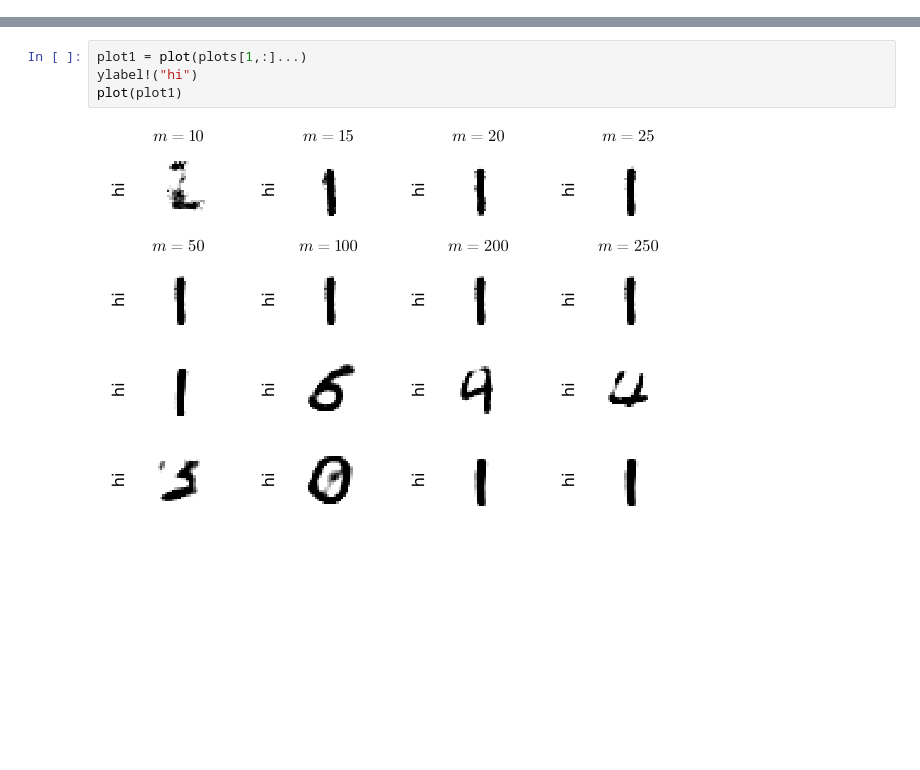
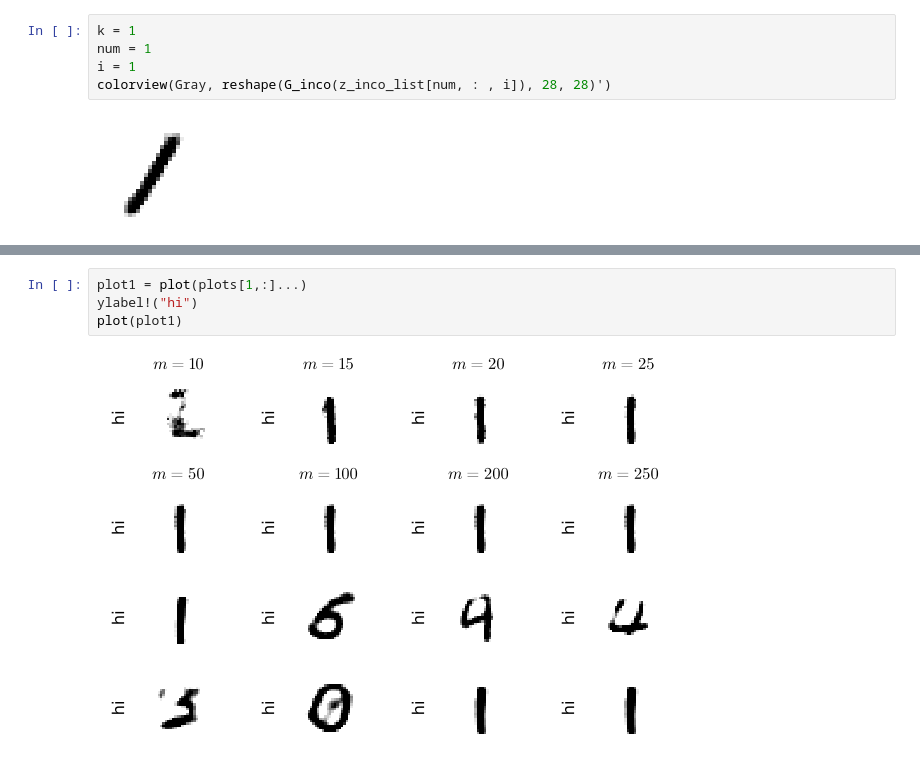
Before and after one commit to babhrujoshi/GNN_Isometries, a Jupyter notebook: MNIST_image_recovery_paper_scott.ipynb, the cells around one changed output, grey strips where cells are left out. Drawn from its saved outputs; the diff is of its cells as text; blank space fills up the shorter version.

```diff
--- a/MNIST_image_recovery_paper_scott.ipynb
+++ b/MNIST_image_recovery_paper_scott.ipynb
@@ -92,0 +117,7 @@ Plots.AnimatedGif("/var/folders/t2/n7q_tcsj0h3826plgl5_4r7r0000gn/T/jl_MapReM.gi
+# %%
+k = 1
+num = 1
+i = 1
+colorview(Gray, reshape(G_inco(z_inco_list[num, : , i]), 28, 28)')
+# %% [output]
+[figure, added]
```
Also changed, not shown: parts of 9 cells of this notebook, 1 other file.
